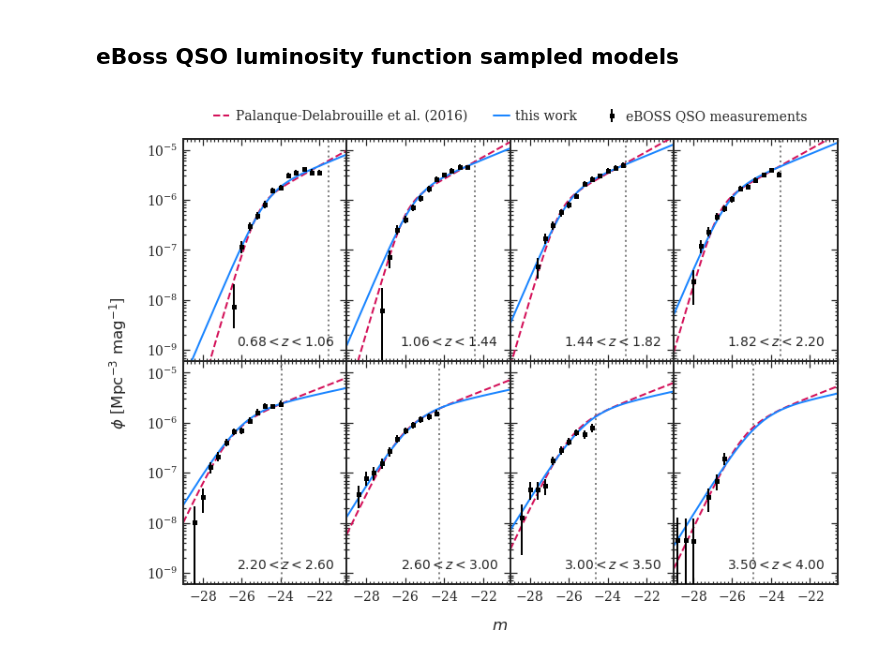
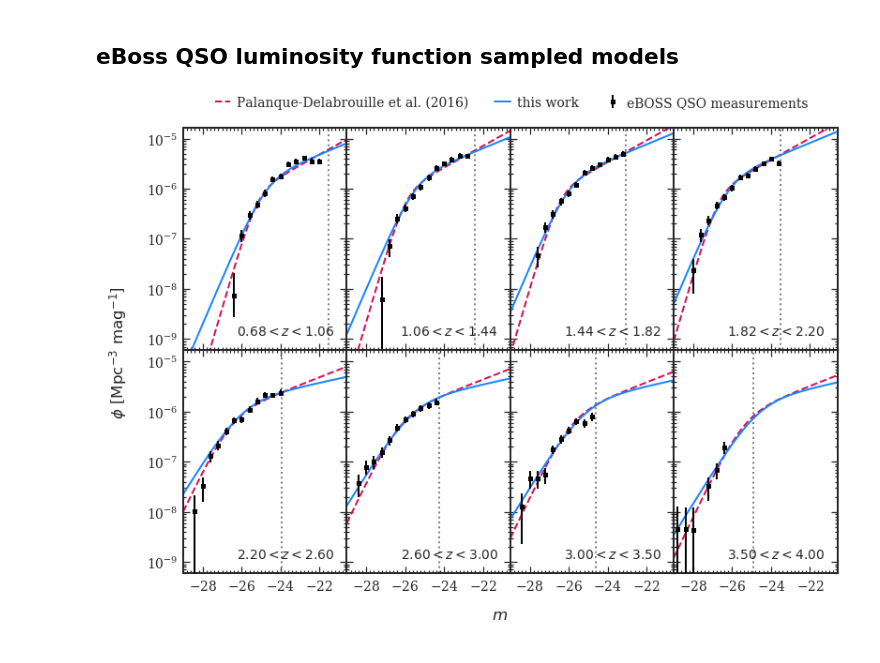
Before and after one commit to MikeSWang/HorizonGRound, a Jupyter notebook: notebooks/refit_QSO_luminosity_function.ipynb, the cells around one changed output. Cells and saved outputs as stored; diff of their text form; code cells hidden in the pictures.

```diff
--- a/notebooks/refit_QSO_luminosity_function.ipynb
+++ b/notebooks/refit_QSO_luminosity_function.ipynb
@@ -99,71 +99,70 @@ for bin_idx, redshift in enumerate(redshift_bins):
     data_values, data_errors = luminosity_function_data[bin_idx]
     data_errs = luminosity_function_data._errors[bin_idx]
     if bin_idx == 0:
-        plt.errorbar(
+        ax.errorbar(
             magnitude_bins, data_values, yerr=[data_errs, data_errors],
             fmt='s', zorder=3, label='eBOSS QSO measurements'
         )
-        plt.plot(
+        ax.plot(
             m, reference_model.luminosity_function(m, redshift),
             ls='--', c='#D41159', zorder=2, label='Palanque-Delabrouille et al. (2016)'
         )
-        plt.plot(
+        ax.plot(
             m, refitted_model.luminosity_function(m, redshift),
             c='#1A85FF', zorder=2, label='this work'
         )
     else:
-        plt.errorbar(magnitude_bins, data_values, data_errors, fmt='s', zorder=3)
-        plt.plot(
+        ax.errorbar(magnitude_bins, data_values, data_errors, fmt='s', zorder=3)
+        ax.plot(
             m, reference_model.luminosity_function(m, redshift),
             ls='--', c='#D41159', zorder=2
         )
-        plt.plot(
+        ax.plot(
             m, refitted_model.luminosity_function(m, redshift),
             c='#1A85FF', zorder=2
         )
 
-    plt.axvline(
+    ax.axvline(
         refitted_model.luminosity_threshold(redshift) - konstante_correction(redshift),
         ls=':', c='0.5', zorder=1
     )
 
     # Set up axes.
-    plt.xscale('linear')
-    plt.xlim(*MAGNITUDE_RANGE)
+    ax.set_xscale('linear')
+    ax.set_xlim(*MAGNITUDE_RANGE)
 
     ax.xaxis.set_major_locator(mpl.ticker.MultipleLocator(2.))
     ax.xaxis.set_minor_locator(mpl.ticker.MultipleLocator(0.2))
     if row_idx + 1 < NUM_ROW:
-        plt.tick_params(axis='x', which='both', direction='in', labelbottom=False)
+        ax.tick_params(axis='x', which='both', direction='in', labelbottom=False)
 
-    plt.yscale('log')
-    plt.ylim(*DENSITY_RANGE)
+    ax.set_yscale('log')
+    ax.set_ylim(*DENSITY_RANGE)
 
     if col_idx > 0:
-        plt.tick_params(axis='y', which='both', direction='in', labelleft=False)
+        ax.tick_params(axis='y', which='both', direction='in', labelleft=False)
 
-    plt.title(
+    ax.set_title(
         redshift_labels[bin_idx], loc='right', position=(0.925, 0.025),
         fontsize='small', zorder=2
     )
 
 lines, labels = [], []
 for ax in fig.axes:
     ax_line, ax_label = ax.get_legend_handles_labels()
     lines.extend(ax_line)
     labels.extend(ax_label)
 
-plt.figtext(0.5, 0.0475, r"$m$", ha='center')
-plt.figtext(
+fig.text(0.5, 0.0475, r"$m$", ha='center')
+fig.text(
     0.035, 0.5, r"$\phi$ [$\mathrm{Mpc}^{-3}\ \mathrm{mag}^{-1}$]",
     va='center', rotation='vertical'
 )
-plt.legend(
+fig.legend(
     lines, labels, ncol=3, handlelength=1.2, handletextpad=0.5,
-    bbox_to_anchor=(-1., 2.1), loc='center'
+    bbox_to_anchor=(0.4925, 0.9), loc='center'
 )
 
-plt.subplots_adjust(hspace=0, wspace=0)
 fig.savefig(PATHOUT/"publication"/"gallery"/"luminosity_function.pdf")
 # %% [output]
-[figure, old version]
+[figure, new version]
```
Also changed, not shown: 2 other files.
